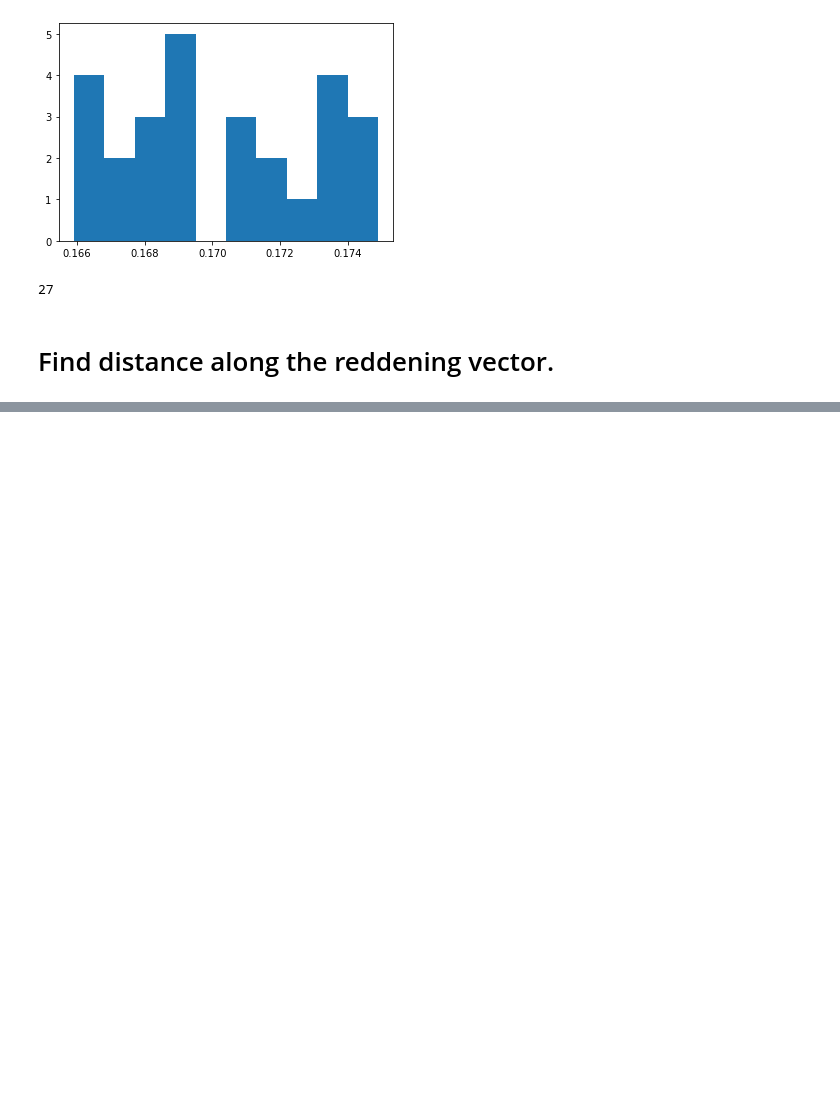
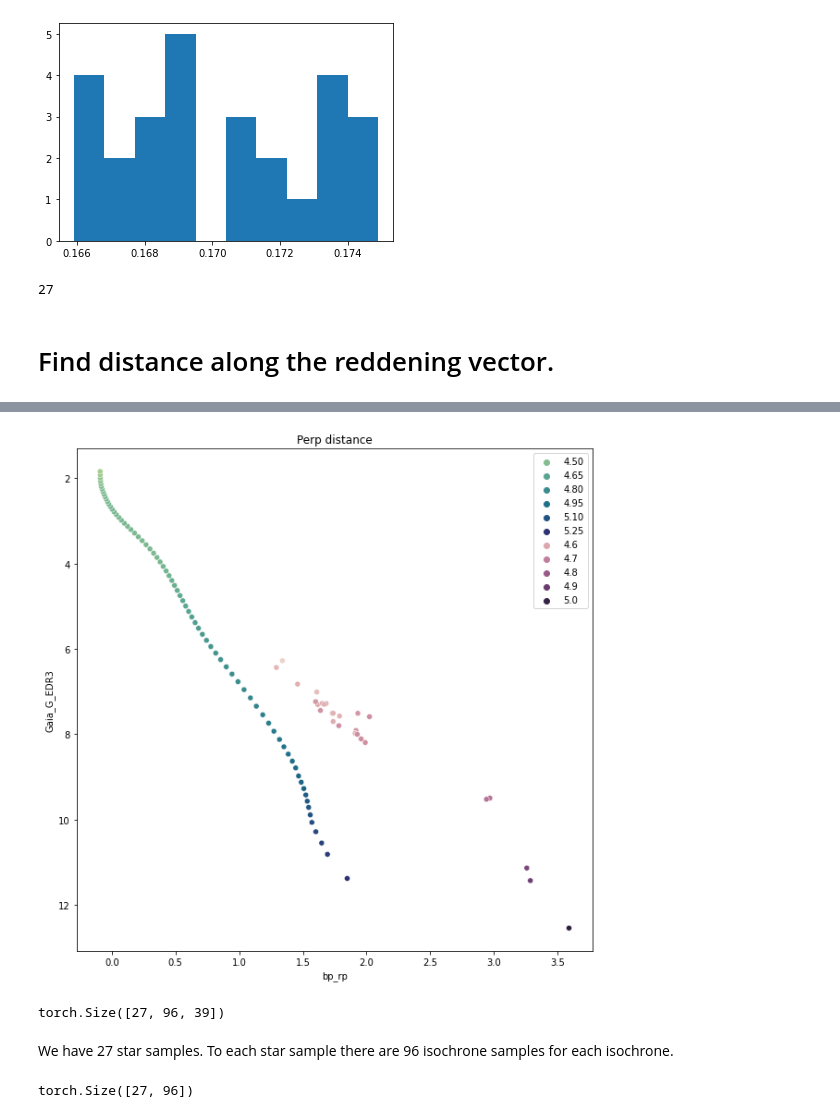
Before and after one commit to ocallam6/VaeStar, a Jupyter notebook: High_latitude_sample/High_latitude_sample.ipynb, the cells around one changed output, grey strips where cells are left out. Cells and saved outputs as stored; diff of their text form; code cells hidden in the pictures; blank space fills up the shorter version.

```diff
--- a/High_latitude_sample/High_latitude_sample.ipynb
+++ b/High_latitude_sample/High_latitude_sample.ipynb
@@ -89,3 +137,26 @@ stacked_isochrones=Isochrone_hl.stack_isochrones_subsample(feh_list,age_list)
+# %%
+title='Perp distance'
+mag_column='G'
+colour_column='bp_rp'
+hue_column='logg_gspphot'
+height=10
+width=10
+isochrone=Isochrone_hl.isochrones_list[0]
+f, axes = plt.subplots(1, 1)
+f.set_figheight(height)
+f.set_figwidth(width)
+sn.scatterplot(isochrone['Gaia_BP_EDR3']-isochrone['Gaia_RP_EDR3'], isochrone['Gaia_G_EDR3'],hue=isochrone['logg'],palette='crest'
+                                )
+sn.scatterplot(x=High_Latitude_sample.data[colour_column],y=High_Latitude_sample.data[mag_column],hue=High_Latitude_sample.data[hue_column])#,kwargs=kwargs)
+
+
+
+axes.invert_yaxis()
+plt.legend()
+axes.set_title(title)
+plt.show()
+# %% [output]
+[figure, added]
 # %%
 x_columns=High_Latitude_sample.data.columns
 isoc_columns=Isochrone_hl.isochrones_list[0].columns
@@ -114,0 +170,6 @@ x_err=x_err.gather(1,idx.view(-1,1))
+# %%
+isochrone.shape
+# %% [output]
+torch.Size([27, 96, 39])
+# %% [markdown]
+We have 27 star samples. To each star sample there are 96 isochrone samples for each isochrone.
@@ -114,0 +180,4 @@ x_err=x_err.gather(1,idx.view(-1,1))
+# %%
+truth.shape
+# %% [output]
+torch.Size([27, 96])
```
Also changed, not shown: parts of 17 cells of this notebook, 3 other files.
